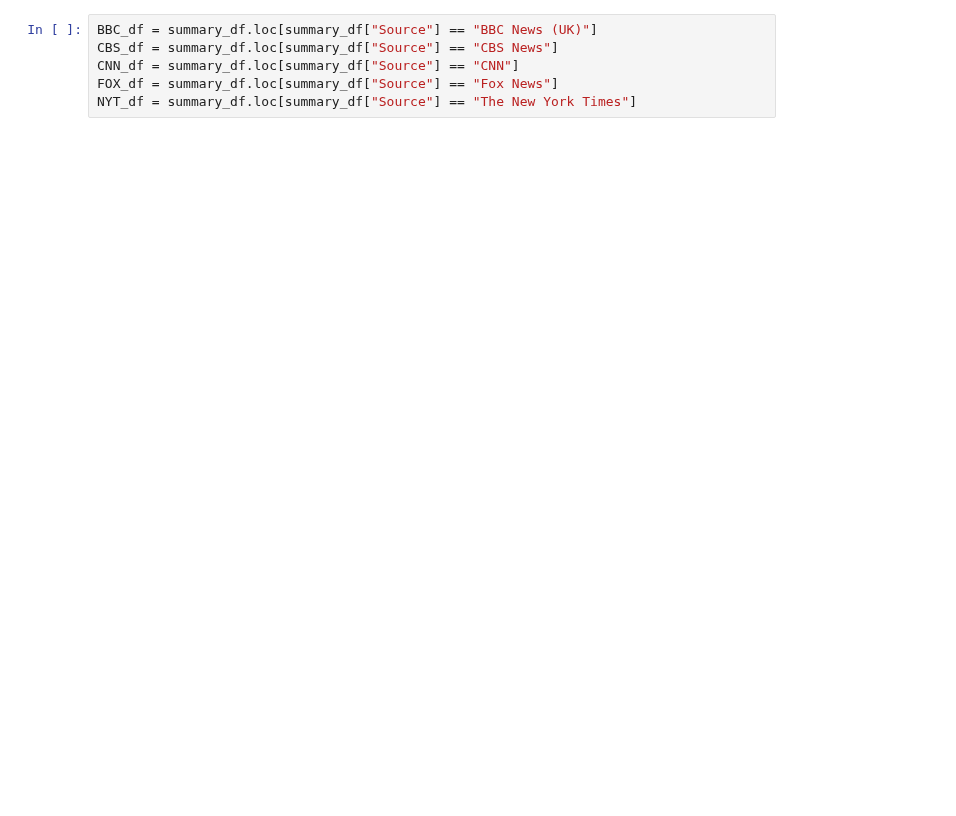
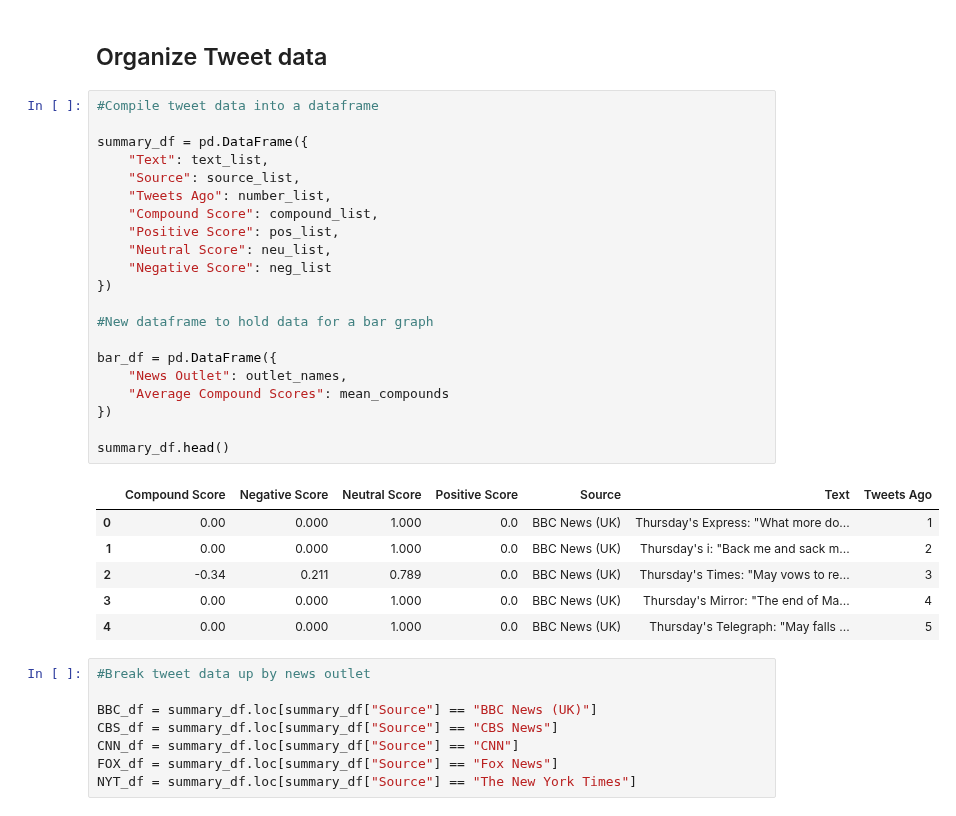
Before and after one commit to dylhowe/HW7, a Jupyter notebook: News Mood.ipynb, the cells around one changed output. Cells and saved outputs as stored; diff of their text form; blank space fills up the shorter version.

```diff
--- a/News Mood.ipynb
+++ b/News Mood.ipynb
@@ -84,4 +82,36 @@ bar_df = pd.DataFrame({
+# %% [markdown]
+## Organize Tweet data
+# %%
+#Compile tweet data into a dataframe
+
+summary_df = pd.DataFrame({
+    "Text": text_list,
+    "Source": source_list,
+    "Tweets Ago": number_list,
+    "Compound Score": compound_list,
+    "Positive Score": pos_list,
+    "Neutral Score": neu_list,
+    "Negative Score": neg_list
+})
+
+#New dataframe to hold data for a bar graph
+
+bar_df = pd.DataFrame({
+    "News Outlet": outlet_names,
+    "Average Compound Scores": mean_compounds
+})
+
+summary_df.head()
+# %% [output]
+|  | Compound Score | Negative Score | Neutral Score | Positive Score | Source | Text | Tweets Ago |
+| 0 | 0.00 | 0.000 | 1.000 | 0.0 | BBC News (UK) | Thursday's Express: "What more do... | 1 |
+| 1 | 0.00 | 0.000 | 1.000 | 0.0 | BBC News (UK) | Thursday's i: "Back me and sack m... | 2 |
+| 2 | -0.34 | 0.211 | 0.789 | 0.0 | BBC News (UK) | Thursday's Times: "May vows to re... | 3 |
+| 3 | 0.00 | 0.000 | 1.000 | 0.0 | BBC News (UK) | Thursday's Mirror: "The end of Ma... | 4 |
+| 4 | 0.00 | 0.000 | 1.000 | 0.0 | BBC News (UK) | Thursday's Telegraph: "May falls ... | 5 |
 # %%
+#Break tweet data up by news outlet
+
 BBC_df = summary_df.loc[summary_df["Source"] == "BBC News (UK)"]
 CBS_df = summary_df.loc[summary_df["Source"] == "CBS News"]
 CNN_df = summary_df.loc[summary_df["Source"] == "CNN"]
```
Also changed, not shown: parts of 9 cells of this notebook, 8 other files.
